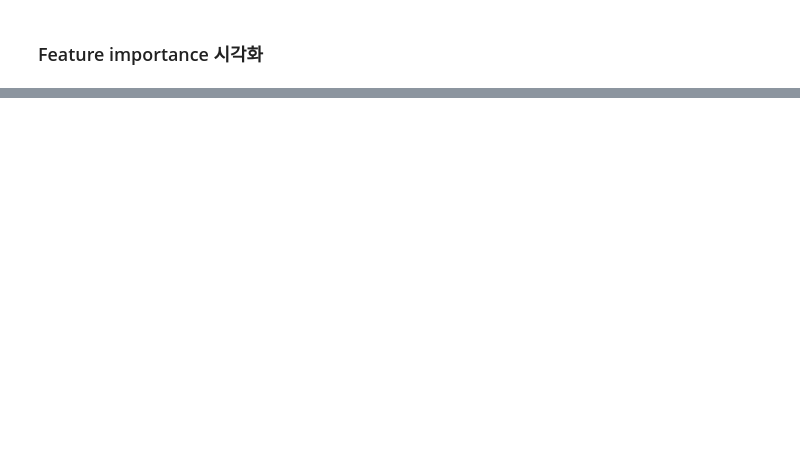
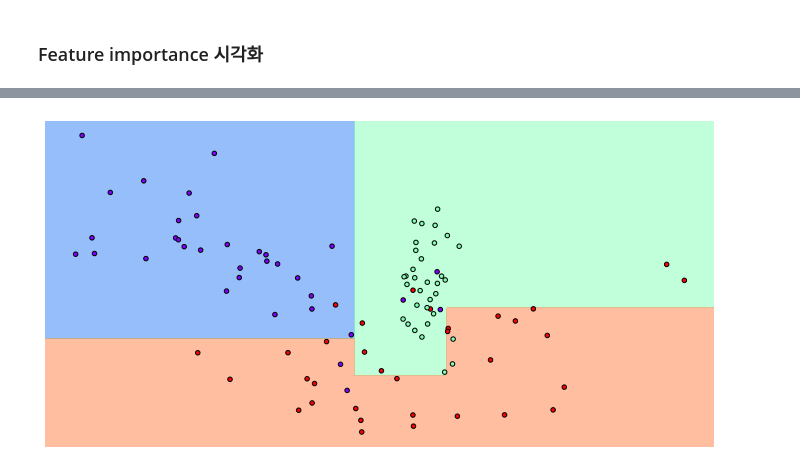
Before and after one commit to unknown-jun/Machine_Learning, a Jupyter notebook: ML_Book/05. Classification.ipynb, the cells around one changed output, grey strips where cells are left out. Cells and saved outputs as stored; diff of their text form; code cells hidden in the pictures; blank space fills up the shorter version.

```diff
--- a/ML_Book/05. Classification.ipynb
+++ b/ML_Book/05. Classification.ipynb
@@ -200,0 +258,7 @@ petal width (cm):0.420
+# %%
+# min_samples_leaf=6으로 트리 생성 조건을 제약한 결정 경계 시각화
+
+dt_clf = DecisionTreeClassifier(min_samples_leaf=6)
+visualize_boundary(dt_clf, X_features, y_labels)
+# %% [output]
+[figure, added]
```
Also changed, not shown: parts of 15 cells of this notebook.
